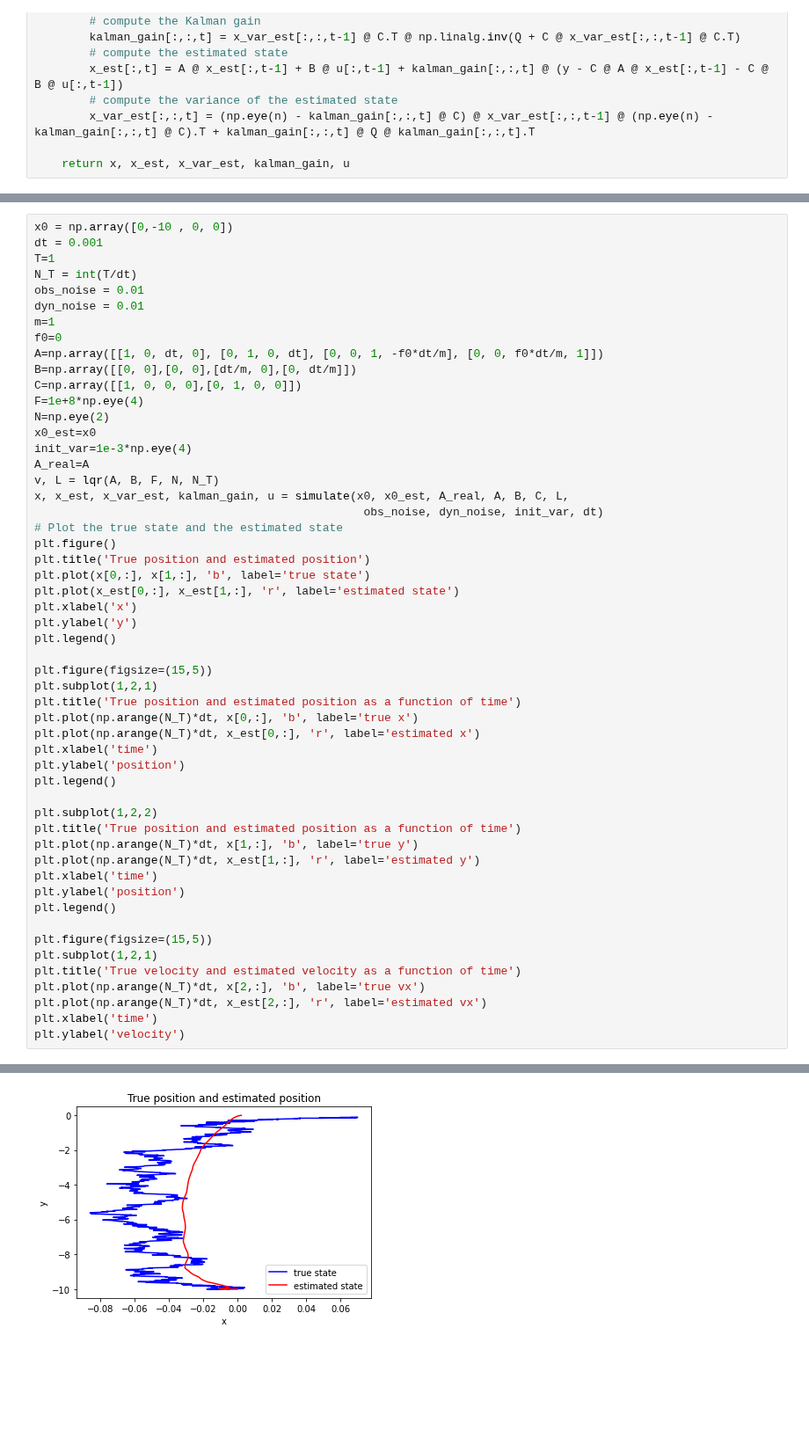
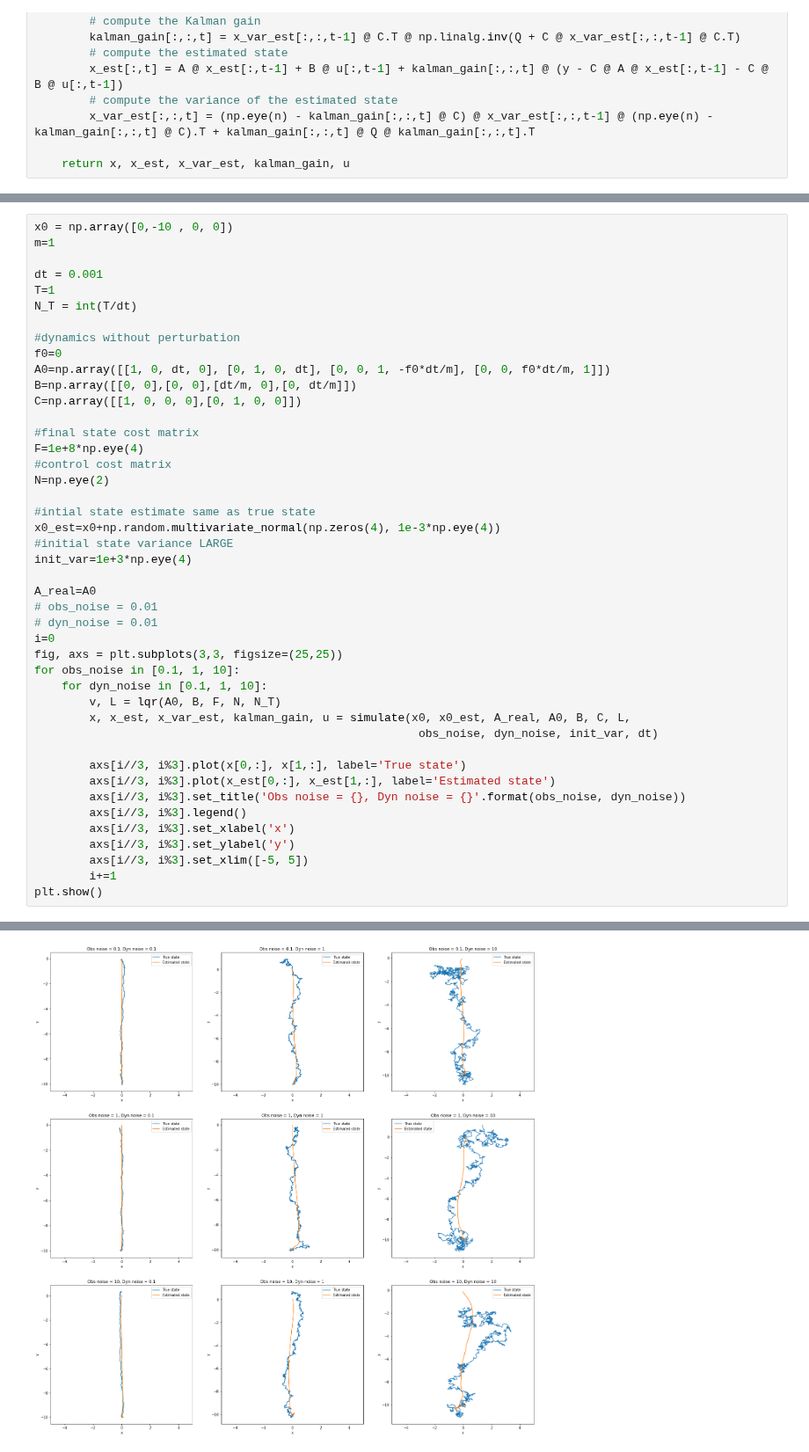
Before and after one commit to Erfan7bt/MHBF, a Jupyter notebook: AT-motor control II/lqr_skeleton.ipynb, the cells around one changed output, grey strips where cells are left out. Shown at 88% size. Saved outputs shown, nothing was run; the diff lists cells and outputs as text; blank space fills up the shorter version.

```diff
--- a/AT-motor control II/lqr_skeleton.ipynb
+++ b/AT-motor control II/lqr_skeleton.ipynb
@@ -85,54 +94,45 @@ def simulate(x0, x0_est, A_real, A, B, C, L,
 # %%
 x0 = np.array([0,-10 , 0, 0])
+m=1
+
 dt = 0.001
 T=1
 N_T = int(T/dt)
-obs_noise = 0.01
-dyn_noise = 0.01
-m=1
+
+#dynamics without perturbation
 f0=0
-A=np.array([[1, 0, dt, 0], [0, 1, 0, dt], [0, 0, 1, -f0*dt/m], [0, 0, f0*dt/m, 1]])
+A0=np.array([[1, 0, dt, 0], [0, 1, 0, dt], [0, 0, 1, -f0*dt/m], [0, 0, f0*dt/m, 1]])
 B=np.array([[0, 0],[0, 0],[dt/m, 0],[0, dt/m]])
 C=np.array([[1, 0, 0, 0],[0, 1, 0, 0]])
+
+#final state cost matrix
 F=1e+8*np.eye(4)
+#control cost matrix
 N=np.eye(2)
-x0_est=x0
-init_var=1e-3*np.eye(4)
-A_real=A
-v, L = lqr(A, B, F, N, N_T)
-x, x_est, x_var_est, kalman_gain, u = simulate(x0, x0_est, A_real, A, B, C, L,
-                                                obs_noise, dyn_noise, init_var, dt)
-# Plot the true state and the estimated state
-plt.figure()
-plt.title('True position and estimated position')
-plt.plot(x[0,:], x[1,:], 'b', label='true state')
-plt.plot(x_est[0,:], x_est[1,:], 'r', label='estimated state')
-plt.xlabel('x')
-plt.ylabel('y')
-plt.legend()
 
-plt.figure(figsize=(15,5))
-plt.subplot(1,2,1)
-plt.title('True position and estimated position as a function of time')
-plt.plot(np.arange(N_T)*dt, x[0,:], 'b', label='true x')
-plt.plot(np.arange(N_T)*dt, x_est[0,:], 'r', label='estimated x')
-plt.xlabel('time')
-plt.ylabel('position')
-plt.legend()
+#intial state estimate same as true state
+x0_est=x0+np.random.multivariate_normal(np.zeros(4), 1e-3*np.eye(4))
+#initial state variance LARGE
+init_var=1e+3*np.eye(4)
 
-plt.subplot(1,2,2)
-plt.title('True position and estimated position as a function of time')
-plt.plot(np.arange(N_T)*dt, x[1,:], 'b', label='true y')
-plt.plot(np.arange(N_T)*dt, x_est[1,:], 'r', label='estimated y')
-plt.xlabel('time')
-plt.ylabel('position')
-plt.legend()
+A_real=A0
+# obs_noise = 0.01
+# dyn_noise = 0.01
+i=0
+fig, axs = plt.subplots(3,3, figsize=(25,25))
+for obs_noise in [0.1, 1, 10]:
+    for dyn_noise in [0.1, 1, 10]:
+        v, L = lqr(A0, B, F, N, N_T)
+        x, x_est, x_var_est, kalman_gain, u = simulate(x0, x0_est, A_real, A0, B, C, L,
+                                                        obs_noise, dyn_noise, init_var, dt)
 
-plt.figure(figsize=(15,5))
-plt.subplot(1,2,1)
-plt.title('True velocity and estimated velocity as a function of time')
-plt.plot(np.arange(N_T)*dt, x[2,:], 'b', label='true vx')
-plt.plot(np.arange(N_T)*dt, x_est[2,:], 'r', label='estimated vx')
-plt.xlabel('time')
-plt.ylabel('velocity')
+        axs[i//3, i%3].plot(x[0,:], x[1,:], label='True state')
+        axs[i//3, i%3].plot(x_est[0,:], x_est[1,:], label='Estimated state')
+        axs[i//3, i%3].set_title('Obs noise = {}, Dyn noise = {}'.format(obs_noise, dyn_noise))
+        axs[i//3, i%3].legend()
+        axs[i//3, i%3].set_xlabel('x')
+        axs[i//3, i%3].set_ylabel('y')
+        axs[i//3, i%3].set_xlim([-5, 5])
+        i+=1
+plt.show()
 # %% [output]
@@ -140 +139 @@ Text(0, 0.5, 'velocity')
-[figure, old version]
+[figure, new version]
```
Also changed, not shown: parts of 16 cells of this notebook.
